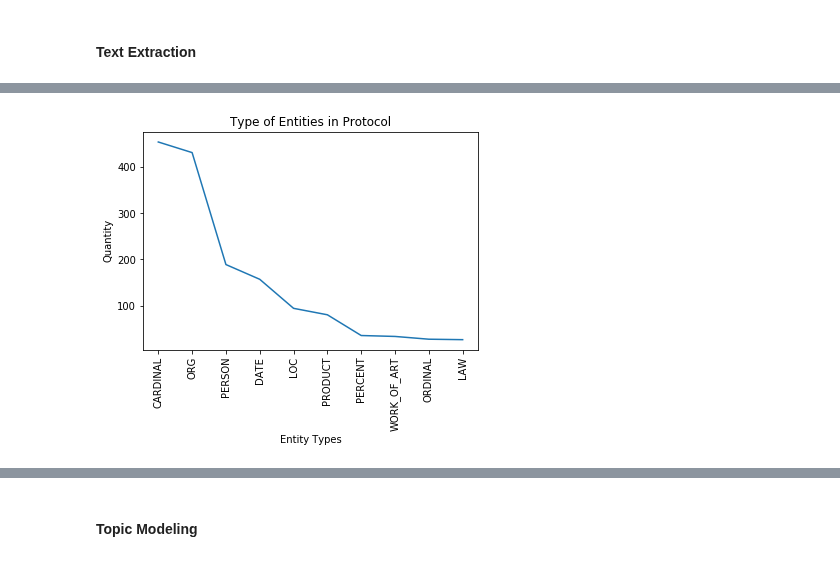
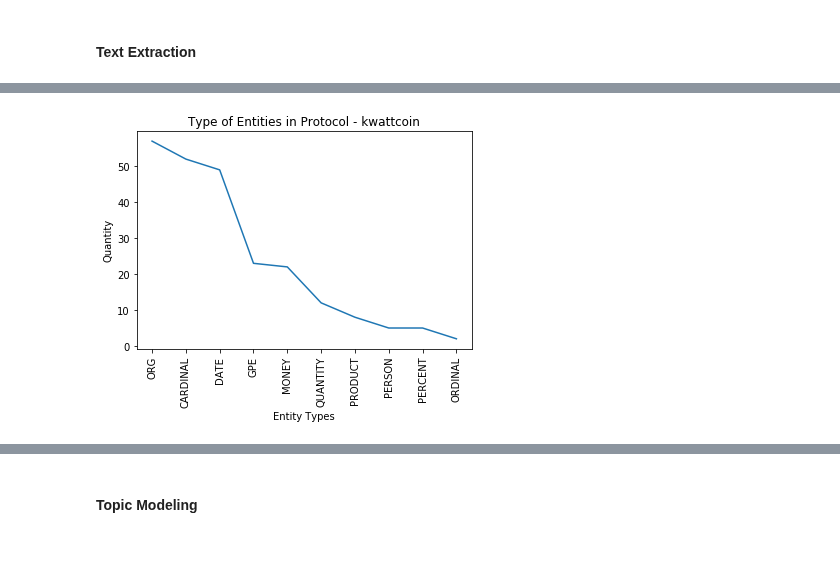
Before and after one commit to luisdiegocm/HWR_DataScience_Project, a Jupyter notebook: dashboard/Dashboard.ipynb, the cells around one changed output, grey strips where cells are left out. Drawn from its saved outputs; the diff is of its cells as text; code cells hidden in the pictures.

```diff
--- a/dashboard/Dashboard.ipynb
+++ b/dashboard/Dashboard.ipynb
@@ -348,7 +396,10 @@ class TextExtraction():
         self.data = data
 
     def prepare_data(self):
+        """
+        Function that prepare the data to be used in this model, by tokenizing the data.
 
+        """
         # Prepare the array with the tokens
         self.tokens = []
 
@@ -357,11 +408,14 @@ class TextExtraction():
             self.tokens.append(word_tokenize(self.data.corpora_whole[k]))
 
     def get_word2vec_model(self):
+        """
+        Function that upload a pre-trained model.
 
+        """
         self.model = Word2Vec.load("model_word2vec_textextraction.model")
 
     # Define Function
-    def visualize_ent(self,protocol):
+    def visualize_ent(self,protocol,dataset):
         """
         Function that receives the name of a paper, and retrieves a plot with the most common entities found
         Input:
@@ -370,13 +424,13 @@ class TextExtraction():
             Plot
         """
 
-        assert protocol in self.data.testset.keys()
+        assert protocol in dataset.keys()
 
         # Load the NLP object with pre-trained data
         nlp = spacy.load('en_core_web_md')
 
         # Create an object of the paper chosen
-        doc1 = nlp(self.data.testset[protocol])
+        doc1 = nlp(dataset[protocol])
 
         # Get all the entities gather from the documents
         items1 = [x.label_ for x in doc1.ents]
@@ -395,7 +449,7 @@ class TextExtraction():
 
         # Create the visualization
         plt.plot(x1, y1)
-        plt.title("Type of Entities in Protocol")
+        plt.title("Type of Entities in Protocol - "+protocol)
         plt.xticks(rotation=90)
         plt.xlabel("Entity Types")
         plt.ylabel("Quantity")
@@ -403,18 +457,17 @@ class TextExtraction():
         return plt
 
     # Define the function
-    def visualize_wordvec(self,topic, protocol):
+    def visualize_wordvec(self,topic, protocol,corpus):
         """
         Function that receives a word and the name of a paper, and returns a visualization with similar words
         Input:
             Specific topic
             Name of the protocol
             Corpora with all the texts
-            Word2Vec Model with all the Vectors
         Output:
             Plots
         """
-        assert protocol in self.data.corpora_test_whole.keys()
+        assert protocol in corpus.keys()
 
         # Create an empty Word2Vec object where we will put the weights for the specific protocol, based on the whole corpus
         model_test = Word2Vec()
@@ -423,7 +476,7 @@ class TextExtraction():
         tokens = []
 
         # Tokenize white paper
-        tokens.append(word_tokenize(self.data.corpora_test_whole[protocol]))
+        tokens.append(word_tokenize(corpus[protocol]))
 
         # Iterate through all the words in the specific white paper, and add the weights into the new model
         for word in tokens[0]:
@@ -445,26 +498,30 @@ class TextExtraction():
         # Prepare Visualization
         plt.plot(x, y)
         plt.xticks(rotation=90)
-        plt.title("Words similarity within White Paper")
+        plt.title("Words similarity within White Paper - "+topic + " - "+protocol)
         plt.xlabel("Words")
         plt.ylabel("% Similarity")
 
         return plt
 
-    def visualize_pca(self,protocol):
-        assert protocol in self.data.corpora_test_whole.keys()
+    def visualize_pca(self,protocol,corpus):
+        """
+        Function that receives a protocol and a corpus, and retrieve the PCA visuals.
+
+        """
+        assert protocol in corpus.keys()
 
 
         # Prepare the array with the tokens
         tokens = []
 
         # Iterate through all the papers and get all the different words within the papers
-        for k in self.data.corpora_test_whole.keys():
-            tokens.append(word_tokenize(self.data.corpora_test_whole[k]))
+        for k in corpus.keys():
+            tokens.append(word_tokenize(corpus[k]))
 
         # Iterate through the the protocols to get the position of the protocol
         n = 0
-        for i in enumerate(self.data.corpora_test_whole.items()):
+        for i in enumerate(corpus.items()):
             if i[1][0] == protocol:
                 n = i[0]
             else: continue
@@ -488,7 +545,7 @@ class TextExtraction():
             except:
                 pass
 
-        plt.title("PCA on Words of White Paper")
+        plt.title("PCA on Words of White Paper - "+protocol)
         plt.xlabel("PCA1")
         plt.ylabel("PCA2")
         return plt
@@ -906,2 +1002,0 @@ plt_wordcloud = ir.visualize_word_cloud(dataset.corpora_test_whole,protocol)
-# %%
-protocol = "adcoin"
@@ -930,2 +1002,0 @@ plt_wordcloud = ir.visualize_word_cloud(dataset.corpora_test_whole,protocol)
-# %%
-protocol = "oceanprotocol"
@@ -959,5 +1020,5 @@ te.prepare_data()
 # %%
 te.get_word2vec_model()
 # %%
-te.visualize_ent(protocol)
+te.visualize_ent(protocol,dataset.testset)
 # %% [output]
@@ -965,2 +1026,2 @@ te.visualize_ent(protocol)
-[figure, old version]
+[figure, new version]
 # %%
```
Also changed, not shown: parts of 88 cells of this notebook, 3 other files.
